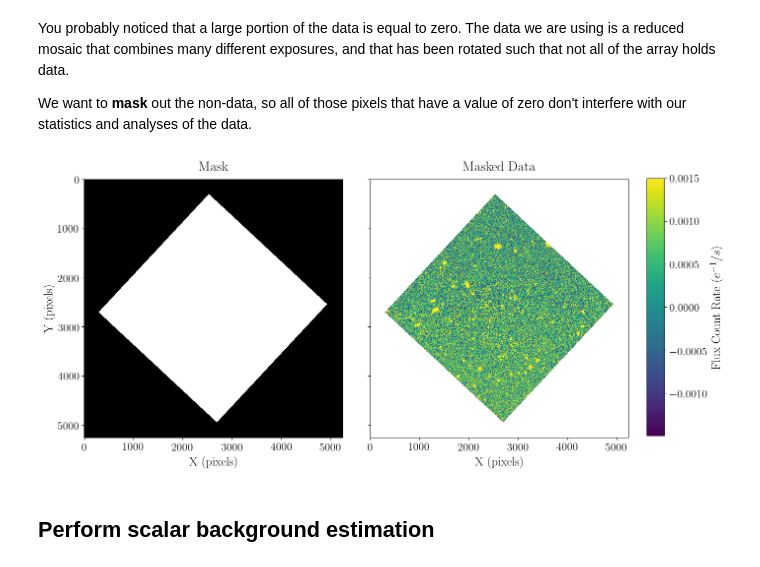
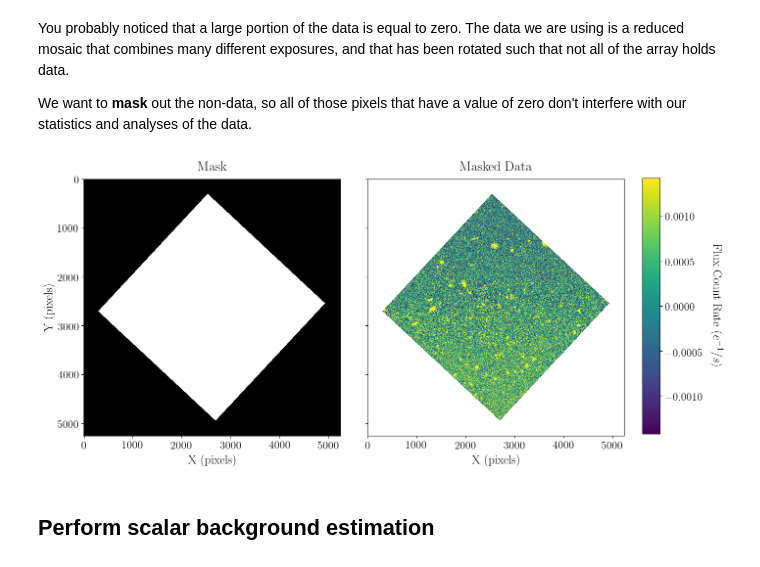
Before and after one commit to laurenmarietta/csi-stsci-notebooks, a Jupyter notebook: photutils/01_photutils_background_estimation.ipynb, the cells around one changed output. Saved outputs shown, nothing was run; the diff lists cells and outputs as text; code cells hidden in the pictures.

```diff
--- a/photutils/01_photutils_background_estimation.ipynb
+++ b/photutils/01_photutils_background_estimation.ipynb
@@ -52,6 +58,7 @@ We have place the data for this tutorial in the github repository, for easy acce
 with fits.open('data/hlsp_xdf_hst_acswfc-60mas_hudf_f435w_v1_sci_backgroundadded.fits') as hdulist:
     hdulist.info()
     data = hdulist[0].data
+    header = hdulist[0].header
 # %% [output]
 Filename: data/hlsp_xdf_hst_acswfc-60mas_hudf_f435w_v1_sci_backgroundadded.fits
 No.    Name      Ver    Type      Cards   Dimensions   Format
@@ -59,3 +68,6 @@ No.    Name      Ver    Type      Cards   Dimensions   Format
+# %%
+unit = u.ct / u.s
+nddata = NDData(data, unit=unit, meta=header)
 # %% [markdown]
 Let's look at the data:
 # %%
@@ -94,28 +98,29 @@ mask = data == 0
+# %%
+# Define the mask
+nddata.mask = nddata.data == 0
 # %%
 # Set up the figure with subplots
 fig, [ax1, ax2] = plt.subplots(1, 2, figsize=(12, 6), sharey=True)
 plt.tight_layout()
 
-# clim = (1e-4, 1e-1)
-
 # Plot the mask
-ax1.imshow(mask, cmap='Greys')
+ax1.imshow(nddata.mask, cmap='Greys')
 ax1.set_xlabel('X (pixels)')
 ax1.set_ylabel('Y (pixels)')
 ax1.set_title('Mask')
 
 # Plot the masked data
-norm_image = ImageNormalize(data, interval=ZScaleInterval())
-fitsplot = ax2.imshow(np.ma.masked_where(mask, data), norm=norm_image)
+norm_image = ImageNormalize(nddata.data, interval=ZScaleInterval())
+fitsplot = ax2.imshow(np.ma.masked_where(nddata.mask, nddata.data), norm=norm_image)
 cbar_ax = fig.add_axes([1, 0.09, 0.03, 0.87])
 cbar = fig.colorbar(fitsplot, cbar_ax)
-cbar.set_label(r'Flux Count Rate ($e^{-1}/s$)')
+cbar.set_label(r'Flux Count Rate ($e^{-1}/s$)', rotation=270, labelpad=30)
 ax2.set_xlabel('X (pixels)')
 ax2.set_title('Masked Data')
 
 plt.show()
 # %% [output]
-[figure, old version]
+[figure, new version]
 # %% [markdown]
 ## Perform scalar background estimation
 # %% [markdown]
```
Also changed, not shown: parts of 42 cells of this notebook, 1 other file.
